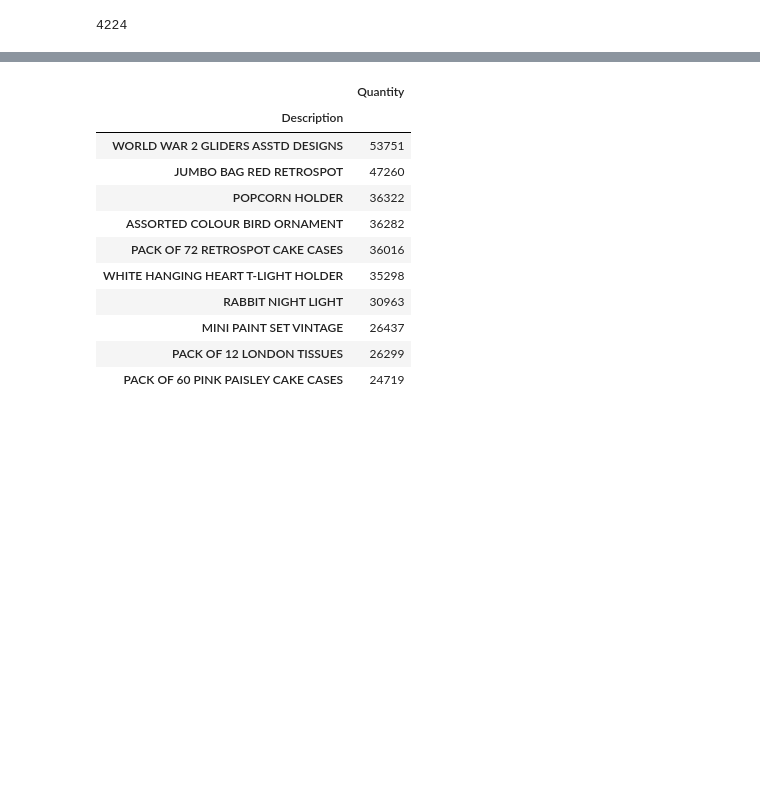
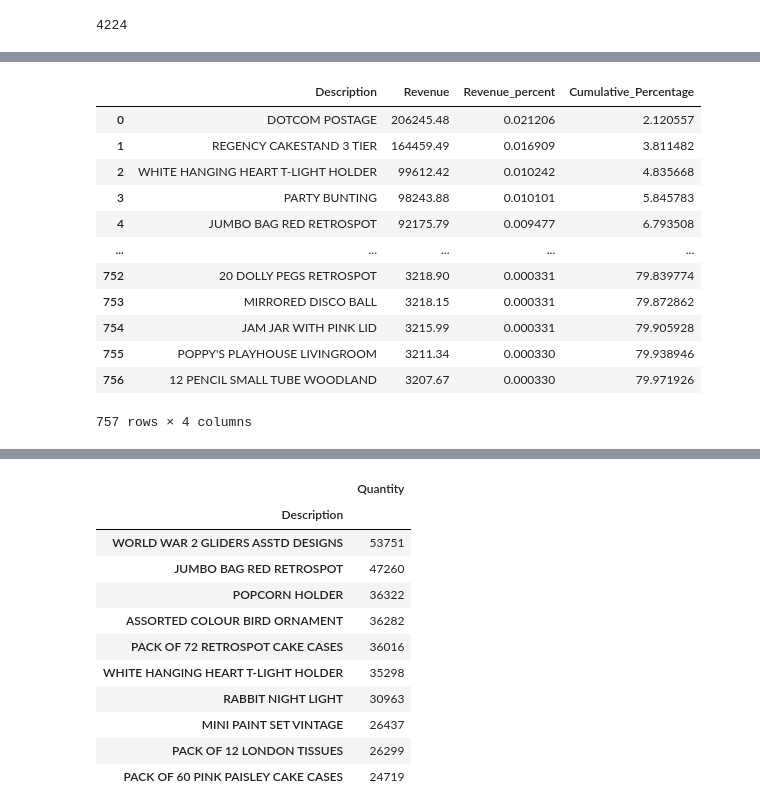
Before and after one commit to Rgvk1/my-projects, a Jupyter notebook: Final_CRM_Capstone.ipynb, the cells around one changed output, grey strips where cells are left out. Drawn from its saved outputs; the diff is of its cells as text; code cells hidden in the pictures; blank space fills up the shorter version.

```diff
--- a/Final_CRM_Capstone.ipynb
+++ b/Final_CRM_Capstone.ipynb
@@ -746,3 +746,9 @@ dtype: float64
 df['Description'].nunique()
 # %% [output]
 4224
+# %%
+df_rev=df.groupby('Description')['Revenue'].sum().sort_values(ascending=False)
+# %%
+df_rev=pd.DataFrame(df_rev)
+df_rev.reset_index(inplace=True)
+df_rev.head()
@@ -748,0 +762,19 @@ df['Description'].nunique()
+# %%
+#lets add a coloumn to find the cumulative percentage of total revenue it contributes
+df_rev['Cumulative_Percentage']=df_rev['Revenue'].cumsum()/df_rev['Revenue'].sum()*100
+# %%
+df_rev[df_rev['Cumulative_Percentage']<=80]
+# %% [output]
+|  | Description | Revenue | Revenue_percent | Cumulative_Percentage |
+| 0 | DOTCOM POSTAGE | 206245.48 | 0.021206 | 2.120557 |
+| 1 | REGENCY CAKESTAND 3 TIER | 164459.49 | 0.016909 | 3.811482 |
+| 2 | WHITE HANGING HEART T-LIGHT HOLDER | 99612.42 | 0.010242 | 4.835668 |
+| 3 | PARTY BUNTING | 98243.88 | 0.010101 | 5.845783 |
+| 4 | JUMBO BAG RED RETROSPOT | 92175.79 | 0.009477 | 6.793508 |
+| ... | ... | ... | ... | ... |
+| 752 | 20 DOLLY PEGS RETROSPOT | 3218.90 | 0.000331 | 79.839774 |
+| 753 | MIRRORED DISCO BALL | 3218.15 | 0.000331 | 79.872862 |
+| 754 | JAM JAR WITH PINK LID | 3215.99 | 0.000331 | 79.905928 |
+| 755 | POPPY'S PLAYHOUSE LIVINGROOM | 3211.34 | 0.000330 | 79.938946 |
+| 756 | 12 PENCIL SMALL TUBE WOODLAND | 3207.67 | 0.000330 | 79.971926 |
+757 rows × 4 columns
```
Also changed, not shown: parts of 5 cells of this notebook.
